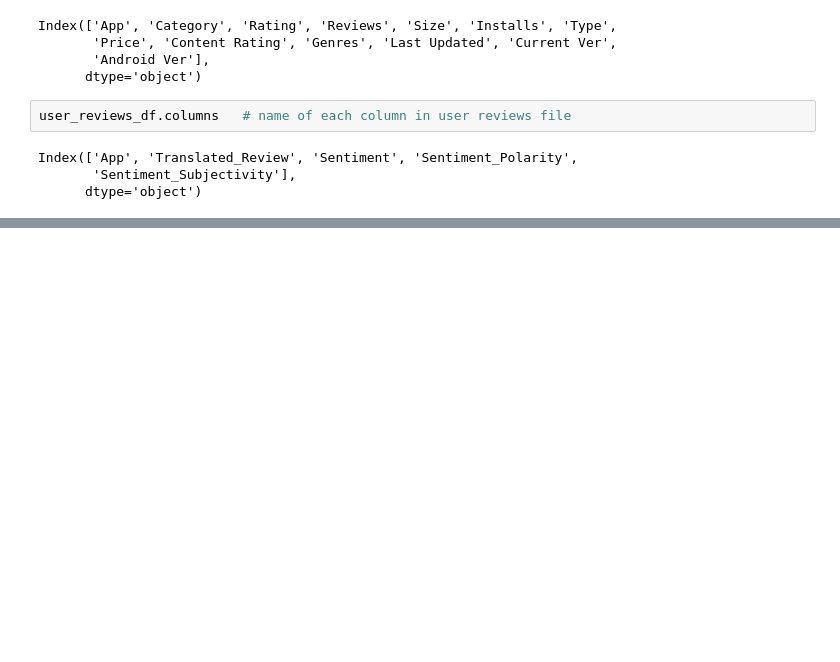
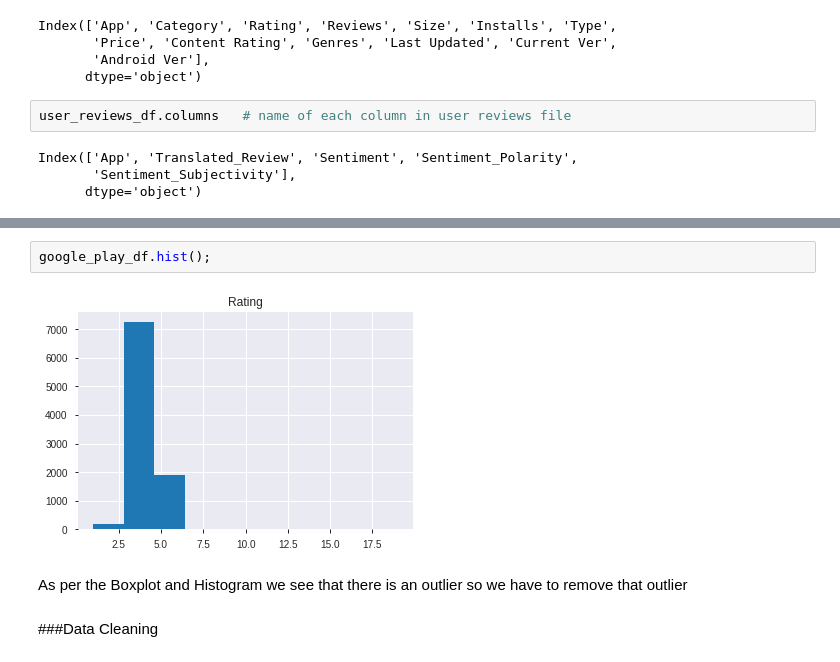
Before and after one commit to chetanre7/Google-Play-Store-app-review, a Jupyter notebook: Play_Store_App_Review_Analysis_Capstone_Project.ipynb, the cells around one changed output, grey strips where cells are left out. Drawn from its saved outputs; the diff is of its cells as text; blank space fills up the shorter version.

```diff
--- a/Play_Store_App_Review_Analysis_Capstone_Project.ipynb
+++ b/Play_Store_App_Review_Analysis_Capstone_Project.ipynb
@@ -71,0 +75,8 @@ memory usage: 1.1+ MB
+# %%
+google_play_df.hist();
+# %% [output]
+[figure, added]
+# %% [markdown]
+As per the Boxplot and Histogram we see that there is an outlier so we have to remove that outlier
+# %% [markdown]
+###Data Cleaning
```
Also changed, not shown: parts of 32 cells of this notebook.
